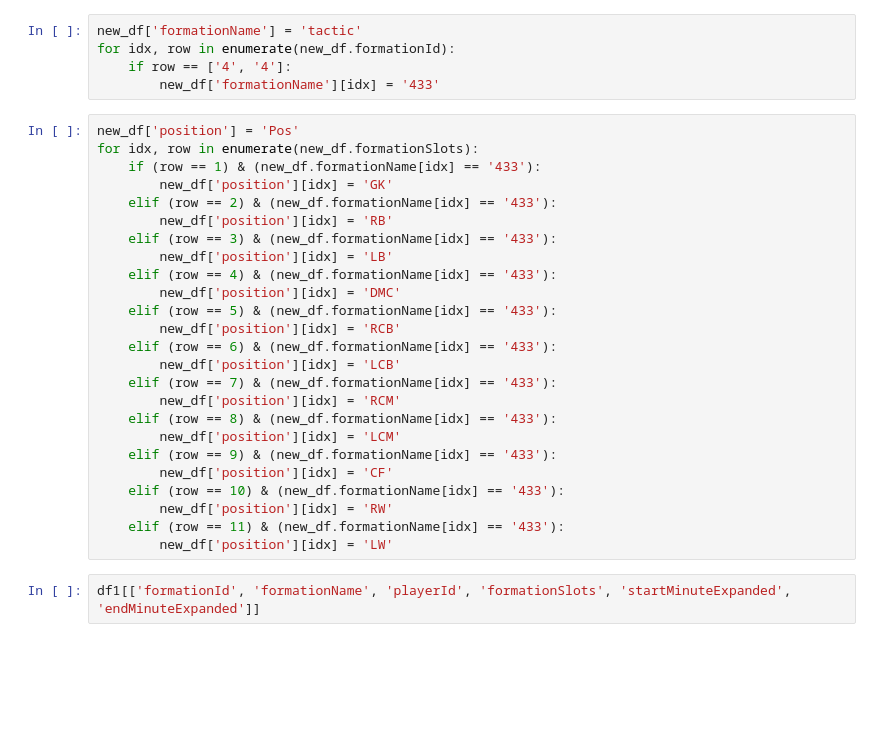
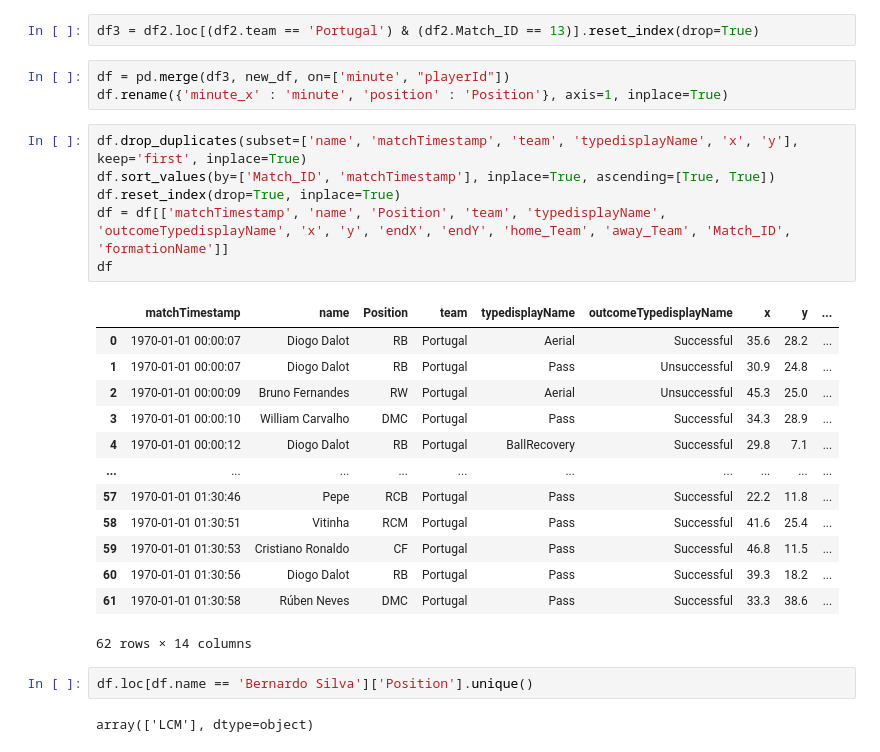
Before and after one commit to Menesesp20/Dash-App, a Jupyter notebook: formations.ipynb, the cells around one changed output. Saved outputs shown, nothing was run; the diff lists cells and outputs as text; blank space fills up the shorter version.

```diff
--- a/formations.ipynb
+++ b/formations.ipynb
@@ -129,32 +605,29 @@ new_df = new_df.loc[new_df.formationSlots != 0].reset_index(drop=True)
-# %%
-new_df['formationName'] = 'tactic'
-for idx, row in enumerate(new_df.formationId):
-    if row == ['4', '4']:
-        new_df['formationName'][idx] = '433'
-# %%
-new_df['position'] = 'Pos'
-for idx, row in enumerate(new_df.formationSlots):
-    if (row == 1) & (new_df.formationName[idx] == '433'):
-        new_df['position'][idx] = 'GK'
-    elif (row == 2) & (new_df.formationName[idx] == '433'):
-        new_df['position'][idx] = 'RB'
-    elif (row == 3) & (new_df.formationName[idx] == '433'):
-        new_df['position'][idx] = 'LB'
-    elif (row == 4) & (new_df.formationName[idx] == '433'):
-        new_df['position'][idx] = 'DMC'
-    elif (row == 5) & (new_df.formationName[idx] == '433'):
-        new_df['position'][idx] = 'RCB'
-    elif (row == 6) & (new_df.formationName[idx] == '433'):
-        new_df['position'][idx] = 'LCB'
-    elif (row == 7) & (new_df.formationName[idx] == '433'):
-        new_df['position'][idx] = 'RCM'
-    elif (row == 8) & (new_df.formationName[idx] == '433'):
-        new_df['position'][idx] = 'LCM'
-    elif (row == 9) & (new_df.formationName[idx] == '433'):
-        new_df['position'][idx] = 'CF'
-    elif (row == 10) & (new_df.formationName[idx] == '433'):
-        new_df['position'][idx] = 'RW'
-    elif (row == 11) & (new_df.formationName[idx] == '433'):
-        new_df['position'][idx] = 'LW'
-# %%
-df1[['formationId', 'formationName', 'playerId', 'formationSlots', 'startMinuteExpanded', 'endMinuteExpanded']]
+# %%
+df3 = df2.loc[(df2.team == 'Portugal') & (df2.Match_ID == 13)].reset_index(drop=True)
+# %%
+df = pd.merge(df3, new_df, on=['minute', "playerId"])
+df.rename({'minute_x' : 'minute', 'position' : 'Position'}, axis=1, inplace=True)
+# %%
+df.drop_duplicates(subset=['name', 'matchTimestamp', 'team', 'typedisplayName', 'x', 'y'], keep='first', inplace=True)
+df.sort_values(by=['Match_ID', 'matchTimestamp'], inplace=True, ascending=[True, True])
+df.reset_index(drop=True, inplace=True)
+df = df[['matchTimestamp', 'name', 'Position', 'team', 'typedisplayName', 'outcomeTypedisplayName', 'x', 'y', 'endX', 'endY', 'home_Team', 'away_Team', 'Match_ID', 'formationName']]
+df
+# %% [output]
+|  | matchTimestamp | name | Position | team | typedisplayName | outcomeTypedisplayName | x | y | ... |
+| 0 | 1970-01-01 00:00:07 | Diogo Dalot | RB | Portugal | Aerial | Successful | 35.6 | 28.2 | ... |
+| 1 | 1970-01-01 00:00:07 | Diogo Dalot | RB | Portugal | Pass | Unsuccessful | 30.9 | 24.8 | ... |
+| 2 | 1970-01-01 00:00:09 | Bruno Fernandes | RW | Portugal | Aerial | Unsuccessful | 45.3 | 25.0 | ... |
+| 3 | 1970-01-01 00:00:10 | William Carvalho | DMC | Portugal | Pass | Successful | 34.3 | 28.9 | ... |
+| 4 | 1970-01-01 00:00:12 | Diogo Dalot | RB | Portugal | BallRecovery | Successful | 29.8 | 7.1 | ... |
+| ... | ... | ... | ... | ... | ... | ... | ... | ... | ... |
+| 57 | 1970-01-01 01:30:46 | Pepe | RCB | Portugal | Pass | Successful | 22.2 | 11.8 | ... |
+| 58 | 1970-01-01 01:30:51 | Vitinha | RCM | Portugal | Pass | Successful | 41.6 | 25.4 | ... |
+| 59 | 1970-01-01 01:30:53 | Cristiano Ronaldo | CF | Portugal | Pass | Successful | 46.8 | 11.5 | ... |
+| 60 | 1970-01-01 01:30:56 | Diogo Dalot | RB | Portugal | Pass | Successful | 39.3 | 18.2 | ... |
+| 61 | 1970-01-01 01:30:58 | Rúben Neves | DMC | Portugal | Pass | Successful | 33.3 | 38.6 | ... |
+62 rows × 14 columns
+# %%
+df.loc[df.name == 'Bernardo Silva']['Position'].unique()
+# %% [output]
+array(['LCM'], dtype=object)
```
Also changed, not shown: parts of 2 cells of this notebook, 5 other files.
